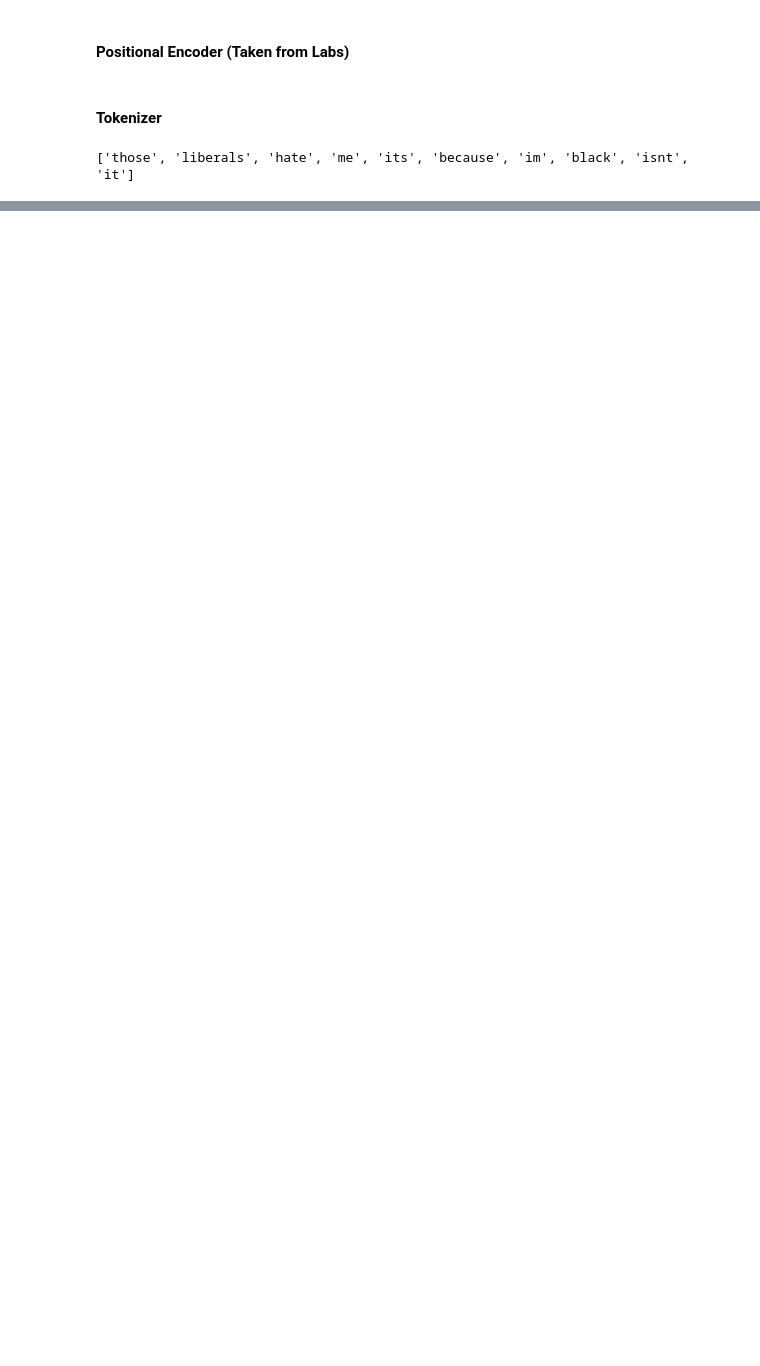
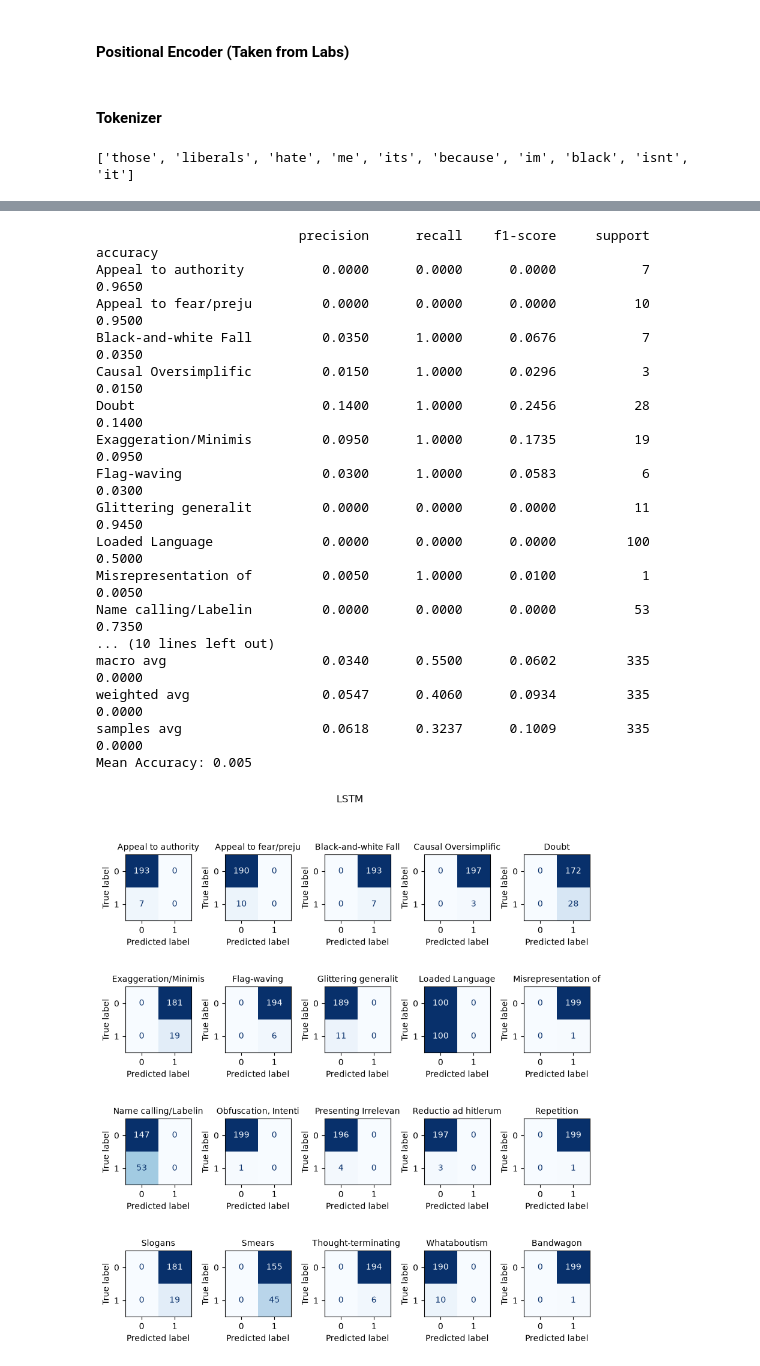
Before and after one commit to LoganJGunawan/DeepLearning2, a Jupyter notebook: main.ipynb, the cells around one changed output, grey strips where cells are left out. Drawn from its saved outputs; the diff is of its cells as text; code cells hidden in the pictures; blank space fills up the shorter version.

```diff
--- a/main.ipynb
+++ b/main.ipynb
@@ -436,0 +545,24 @@ Parameters: 127,446
+# %%
+fig, report, accuracy = get_evaluation(rnn_model, test_loader, "LSTM")
+
+view_report(report)
+print(f"Mean Accuracy: {accuracy}")
+# %% [output]
+                          precision      recall    f1-score     support    accuracy
+Appeal to authority          0.0000      0.0000      0.0000           7      0.9650
+Appeal to fear/preju         0.0000      0.0000      0.0000          10      0.9500
+Black-and-white Fall         0.0350      1.0000      0.0676           7      0.0350
+Causal Oversimplific         0.0150      1.0000      0.0296           3      0.0150
+Doubt                        0.1400      1.0000      0.2456          28      0.1400
+Exaggeration/Minimis         0.0950      1.0000      0.1735          19      0.0950
+Flag-waving                  0.0300      1.0000      0.0583           6      0.0300
+Glittering generalit         0.0000      0.0000      0.0000          11      0.9450
+Loaded Language              0.0000      0.0000      0.0000         100      0.5000
+Misrepresentation of         0.0050      1.0000      0.0100           1      0.0050
+Name calling/Labelin         0.0000      0.0000      0.0000          53      0.7350
+... (10 lines left out)
+macro avg                    0.0340      0.5500      0.0602         335      0.0000
+weighted avg                 0.0547      0.4060      0.0934         335      0.0000
+samples avg                  0.0618      0.3237      0.1009         335      0.0000
+Mean Accuracy: 0.005
+[figure, added]
```
Also changed, not shown: parts of 63 cells of this notebook.
